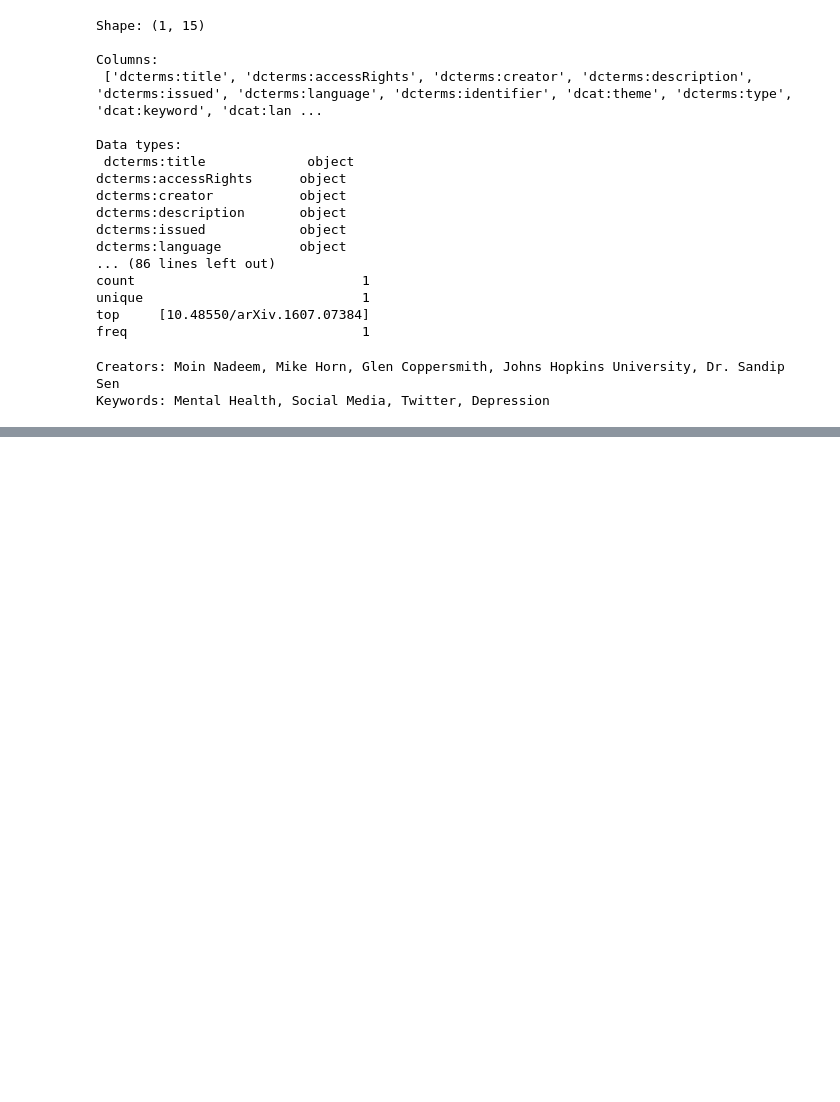
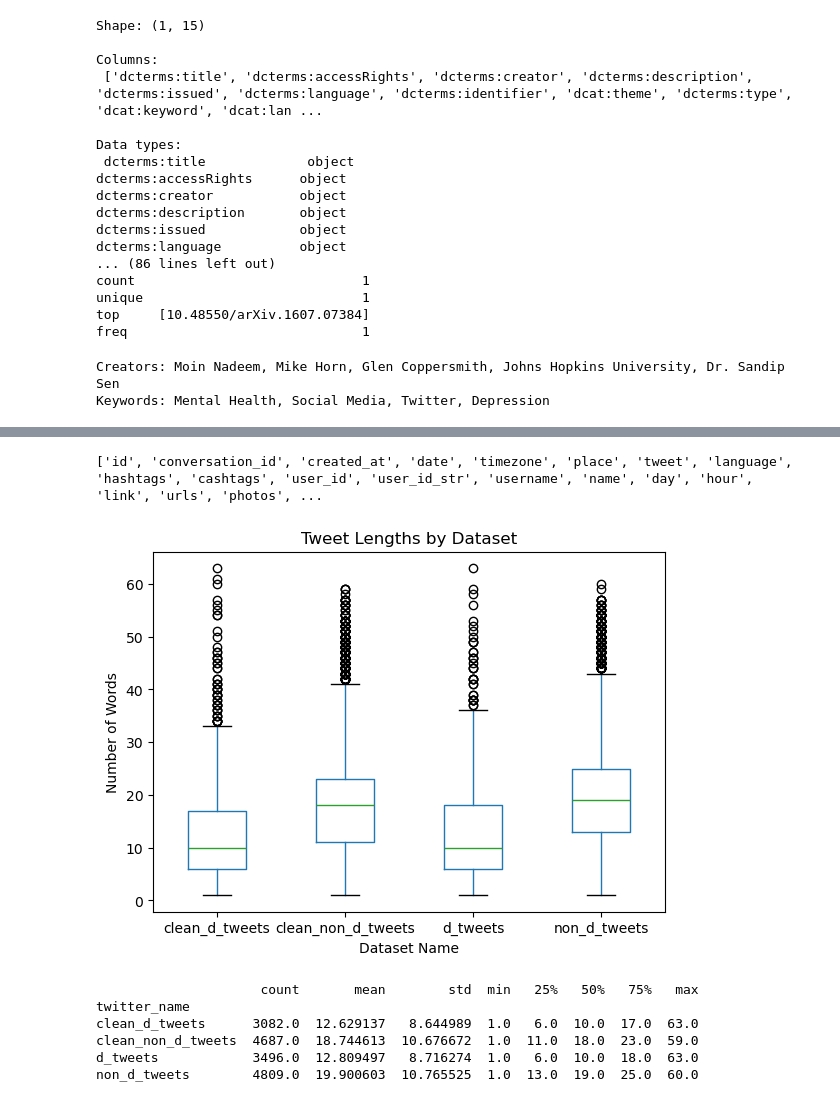
Before and after one commit to hlbels/crossplatform-mentalhealth-ml, a Jupyter notebook: MentalHealth.ipynb, the cells around one changed output, grey strips where cells are left out. Saved outputs shown, nothing was run; the diff lists cells and outputs as text; code cells hidden in the pictures; blank space fills up the shorter version.

Commit message:
Added Twitter Dataset

```diff
--- a/MentalHealth.ipynb
+++ b/MentalHealth.ipynb
@@ -938,0 +867,12 @@ Keywords: Mental Health, Social Media, Twitter, Depression
+# %%
+twitter_datasets = {
+    'clean_d_tweets': pd.read_csv('clean_d_tweets.csv'),
+    'clean_non_d_tweets': pd.read_csv('clean_non_d_tweets.csv'),
+    'd_tweets': pd.read_csv('d_tweets.csv'),
+    'non_d_tweets': pd.read_csv('non_d_tweets.csv')
+}
+
+for name, df in twitter_datasets.items():
+    df['twitter_name'] = name
+
+combined_df1 = pd.concat(twitter_datasets.values(), ignore_index=True)
@@ -938,0 +900,23 @@ Keywords: Mental Health, Social Media, Twitter, Depression
+# %%
+print(combined_df1.columns.tolist())
+# %% [output]
+['id', 'conversation_id', 'created_at', 'date', 'timezone', 'place', 'tweet', 'language', 'hashtags', 'cashtags', 'user_id', 'user_id_str', 'username', 'name', 'day', 'hour', 'link', 'urls', 'photos', ...
+# %%
+combined_df1['tweet_length'] = combined_df1['tweet'].astype(str).apply(lambda x: len(x.split()))
+
+combined_df1.boxplot(column='tweet_length', by='twitter_name', grid=False)
+plt.title("Tweet Lengths by Dataset")
+plt.suptitle("")
+plt.xlabel("Dataset Name")
+plt.ylabel("Number of Words")
+plt.show()
+
+print(combined_df1.groupby('twitter_name')['tweet_length'].describe())
+# %% [output]
+[figure, added]
+                     count       mean        std  min   25%   50%   75%   max
+twitter_name
+clean_d_tweets      3082.0  12.629137   8.644989  1.0   6.0  10.0  17.0  63.0
+clean_non_d_tweets  4687.0  18.744613  10.676672  1.0  11.0  18.0  23.0  59.0
+d_tweets            3496.0  12.809497   8.716274  1.0   6.0  10.0  18.0  63.0
+non_d_tweets        4809.0  19.900603  10.765525  1.0  13.0  19.0  25.0  60.0
```
Also changed, not shown: parts of 18 cells of this notebook.
